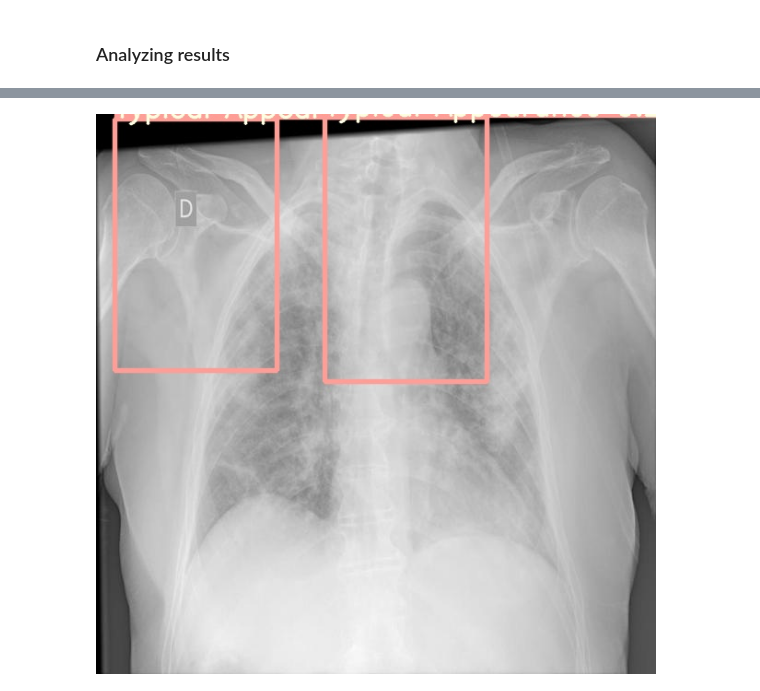
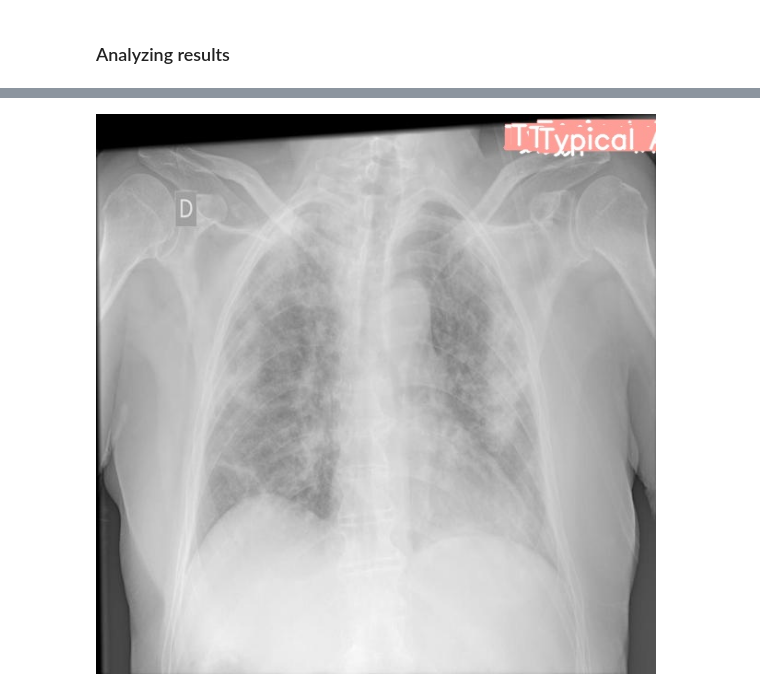
Before and after one commit to RobertoFigueroa/SIIM-Project, a Jupyter notebook: models/yolov5/SIIM Yolov5x.ipynb, the cells around one changed output, grey strips where cells are left out. Cells and saved outputs as stored; diff of their text form; code cells hidden in the pictures.

```diff
--- a/models/yolov5/SIIM Yolov5x.ipynb
+++ b/models/yolov5/SIIM Yolov5x.ipynb
@@ -204,4 +206,4 @@ Results saved to runs/detect/exp
 # %%
-Image('./runs/detect/exp/1000_0.jpg')
+Image('./runs/detect/exp3/1000_0.jpg')
 # %% [output]
-[figure, old version]
+[figure, new version]
```
Also changed, not shown: parts of 13 cells of this notebook, 14 other files.
